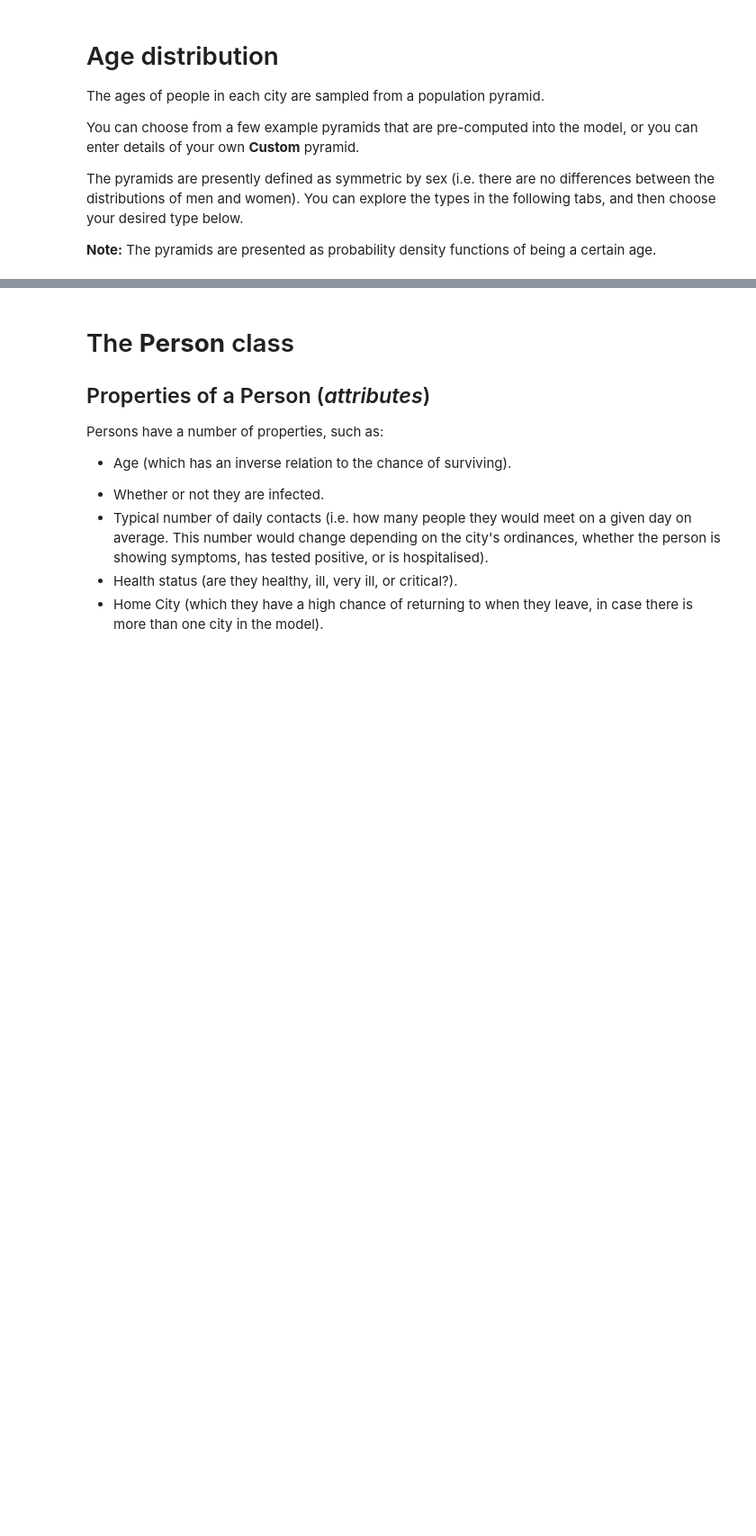
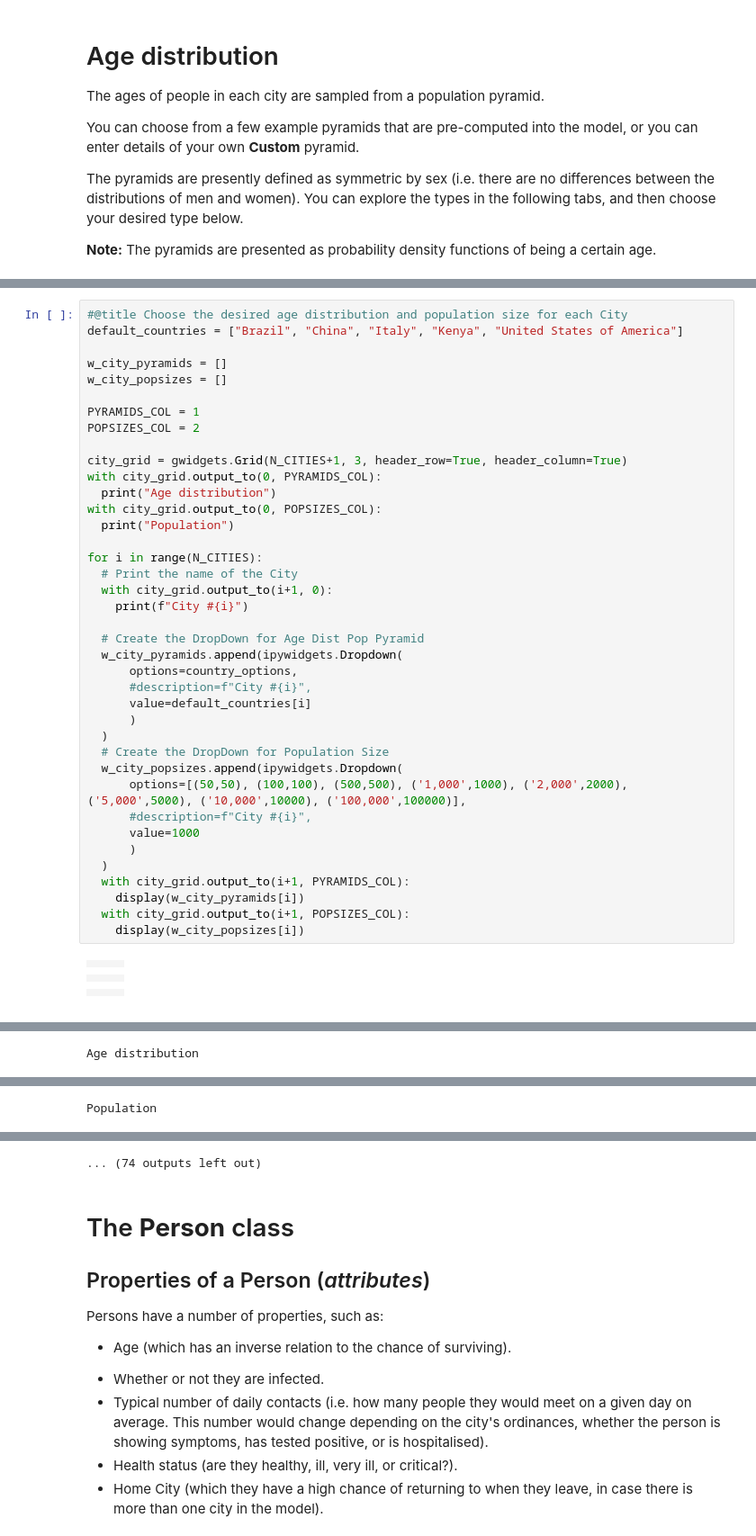
Before and after one commit to vsojo/covid19, a Jupyter notebook: Covid19_model.ipynb, the cells around one changed output, grey strips where cells are left out. Shown at 90% size. Cells and saved outputs as stored; diff of their text form; blank space fills up the shorter version.

```diff
--- a/Covid19_model.ipynb
+++ b/Covid19_model.ipynb
@@ -301,0 +547,46 @@ plt.show()
+# %%
+#@title Choose the desired age distribution and population size for each City
+default_countries = ["Brazil", "China", "Italy", "Kenya", "United States of America"]
+
+w_city_pyramids = []
+w_city_popsizes = []
+
+PYRAMIDS_COL = 1
+POPSIZES_COL = 2
+
+city_grid = gwidgets.Grid(N_CITIES+1, 3, header_row=True, header_column=True)
+with city_grid.output_to(0, PYRAMIDS_COL):
+  print("Age distribution")
+with city_grid.output_to(0, POPSIZES_COL):
+  print("Population")
+
+for i in range(N_CITIES):
+  # Print the name of the City
+  with city_grid.output_to(i+1, 0):
+    print(f"City #{i}")
+
+  # Create the DropDown for Age Dist Pop Pyramid
+  w_city_pyramids.append(ipywidgets.Dropdown(
+      options=country_options,
+      #description=f"City #{i}",
+      value=default_countries[i]
+      )
+  )
+  # Create the DropDown for Population Size
+  w_city_popsizes.append(ipywidgets.Dropdown(
+      options=[(50,50), (100,100), (500,500), ('1,000',1000), ('2,000',2000), ('5,000',5000), ('10,000',10000), ('100,000',100000)],
+      #description=f"City #{i}",
+      value=1000
+      )
+  )
+  with city_grid.output_to(i+1, PYRAMIDS_COL):
+    display(w_city_pyramids[i])
+  with city_grid.output_to(i+1, POPSIZES_COL):
+    display(w_city_popsizes[i])
+# %% [output]
+|  |  |  |
+|  |  |  |
+|  |  |  |
+|  |  |  |
+|  |  |  |
+|  |  |  |
@@ -301,0 +596 @@ plt.show()
+Age distribution
@@ -301,0 +601 @@ plt.show()
+Population
@@ -302,3 +604,4 @@ plt.show()
+... (74 outputs left out)
 # %% [markdown]
 # The **Person** class
 ## Properties of a Person (_attributes_)
```
Also changed, not shown: parts of 19 cells of this notebook.
